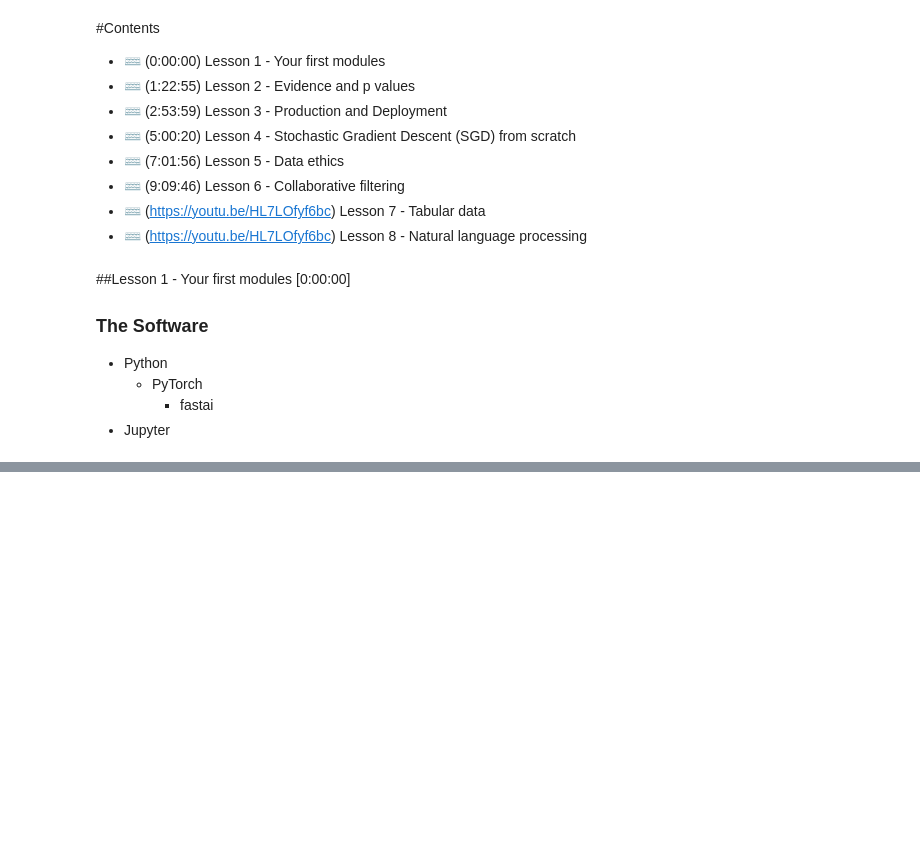
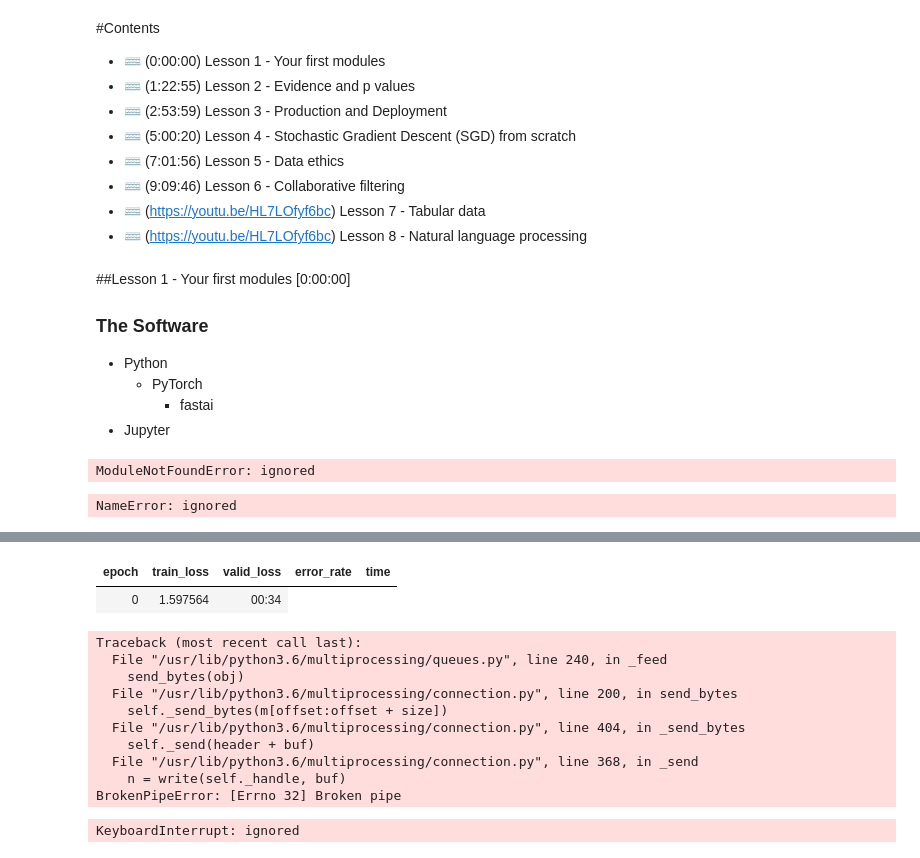
Before and after one commit to davidzheng66/deeplearning, a Jupyter notebook: praticalDL4Coders-JeremyHoward/praticalDL4Coders-JeremyHoward.ipynb, the cells around one changed output, grey strips where cells are left out. Cells and saved outputs as stored; diff of their text form; code cells hidden in the pictures; blank space fills up the shorter version.

```diff
--- a/praticalDL4Coders-JeremyHoward/praticalDL4Coders-JeremyHoward.ipynb
+++ b/praticalDL4Coders-JeremyHoward/praticalDL4Coders-JeremyHoward.ipynb
@@ -24,0 +29,24 @@
+# %%
+import fastbook
+fastbook.setup_book()
+# %% [output]
+ModuleNotFoundError: ignored
+# %%
+#id first_training
+#caption Results from the first training
+# CLICK ME
+from fastai.vision.all import *
+path = untar_data(URLs.PETS)/'images'
+# %%
+print(path)
+# %% [output]
+NameError: ignored
+# %%
+def is_cat(x): return x[0].isupper()
+dls = ImageDataLoaders.from_name_func(
+    path, get_image_files(path), valid_pct=0.2, seed=42,
+    label_func=is_cat, item_tfms=Resize(224))
+
+learn = cnn_learner(dls, resnet34, metrics=error_rate)
+learn.fine_tune(1)
+# %% [output]
@@ -24,0 +54,13 @@
+| epoch | train_loss | valid_loss | error_rate | time |
+| 0 | 1.597564 | 00:34 |
+Traceback (most recent call last):
+  File "/usr/lib/python3.6/multiprocessing/queues.py", line 240, in _feed
+    send_bytes(obj)
+  File "/usr/lib/python3.6/multiprocessing/connection.py", line 200, in send_bytes
+    self._send_bytes(m[offset:offset + size])
+  File "/usr/lib/python3.6/multiprocessing/connection.py", line 404, in _send_bytes
+    self._send(header + buf)
+  File "/usr/lib/python3.6/multiprocessing/connection.py", line 368, in _send
+    n = write(self._handle, buf)
+BrokenPipeError: [Errno 32] Broken pipe
+KeyboardInterrupt: ignored
```
Also changed, not shown: parts of 4 cells of this notebook.
